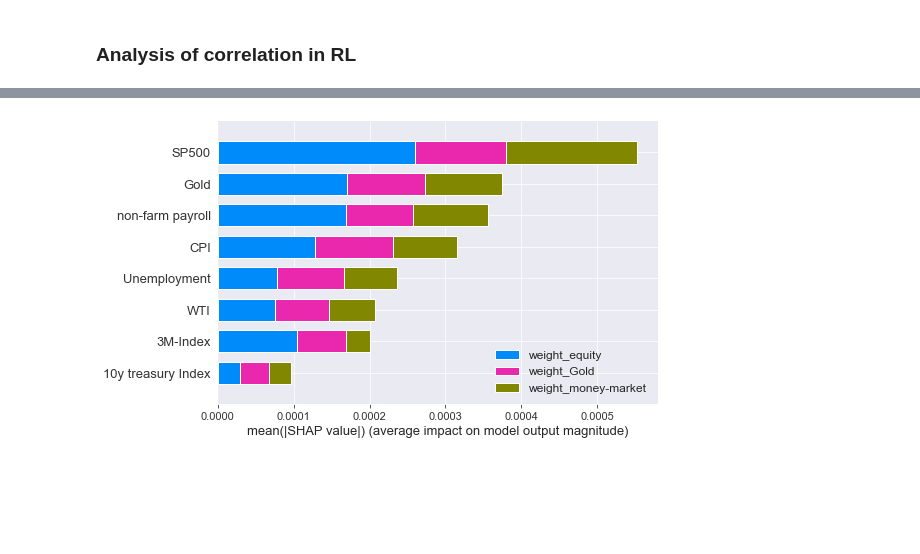
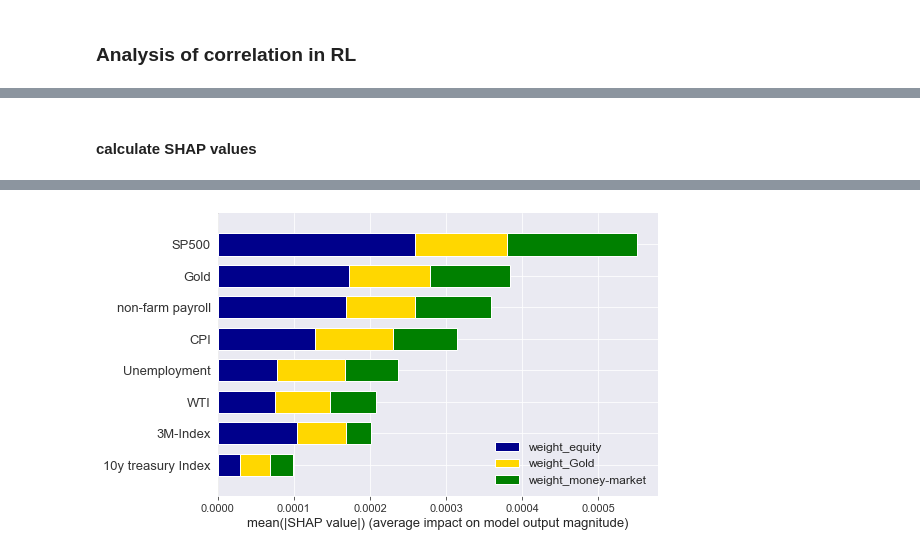
Before and after one commit to JohannesWinkler74/MSc_Thesis, a Jupyter notebook: DQN_target_network/DQN_target_network.ipynb, the cells around one changed output, grey strips where cells are left out. Cells and saved outputs as stored; diff of their text form; code cells hidden in the pictures; blank space fills up the shorter version.

```diff
--- a/DQN_target_network/DQN_target_network.ipynb
+++ b/DQN_target_network/DQN_target_network.ipynb
@@ -123,5 +109,5 @@ temperature = 0.5
 # %%
-class NeuronalNet(nn.Module):
+class NeuralNet(nn.Module):
     def __init__(self, batch_size=50):
         # inherits from nn.Module
         # invoke initiator of parent class
@@ -218,8 +208,8 @@ target_array = torch.zeros(3, dtype=float)
 
 
 # initialize networks
-policy_net = NeuronalNet(batch_size = batch_size)
-target_net = NeuronalNet(batch_size = batch_size)
+policy_net = NeuralNet(batch_size = batch_size)
+target_net = NeuralNet(batch_size = batch_size)
 target_net.load_state_dict(policy_net.state_dict())
 
 # instantiate early_stopping
@@ -515,5 +500,7 @@ plt.show()
  [-0.47558897  0.75144209  0.37797487]]
 [figure]
+# %% [markdown]
+#### calculate SHAP values
 # %%
 import shap
 # Initialize JS visualization
@@ -530,10 +517,11 @@ shap_values = explainer.shap_values(torch.from_numpy(data_training).float())
 # %%
 from matplotlib.colors import LinearSegmentedColormap
 
 # Define a custom colormap
-custom_cmap =  LinearSegmentedColormap.from_list("", ['#c4cfd4','#3345ea','red'])
 
+# Define a custom colormap (e.g., green to yellow)
+custom_cmap = LinearSegmentedColormap.from_list( "Blues", ["darkblue","gold", "green"], N=3)
 
-shap.summary_plot(shap_values, torch.from_numpy(data_training).float(),feature_names=data_rl_training.columns,class_names=x_categories)#, color=custom_cmap)
+shap.summary_plot(shap_values, torch.from_numpy(data_training).float(),feature_names=data_rl_training.columns,class_names=x_categories, color=custom_cmap)
 # %% [output]
-[figure, old version]
+[figure, new version]
```
Also changed, not shown: parts of 11 cells of this notebook.
